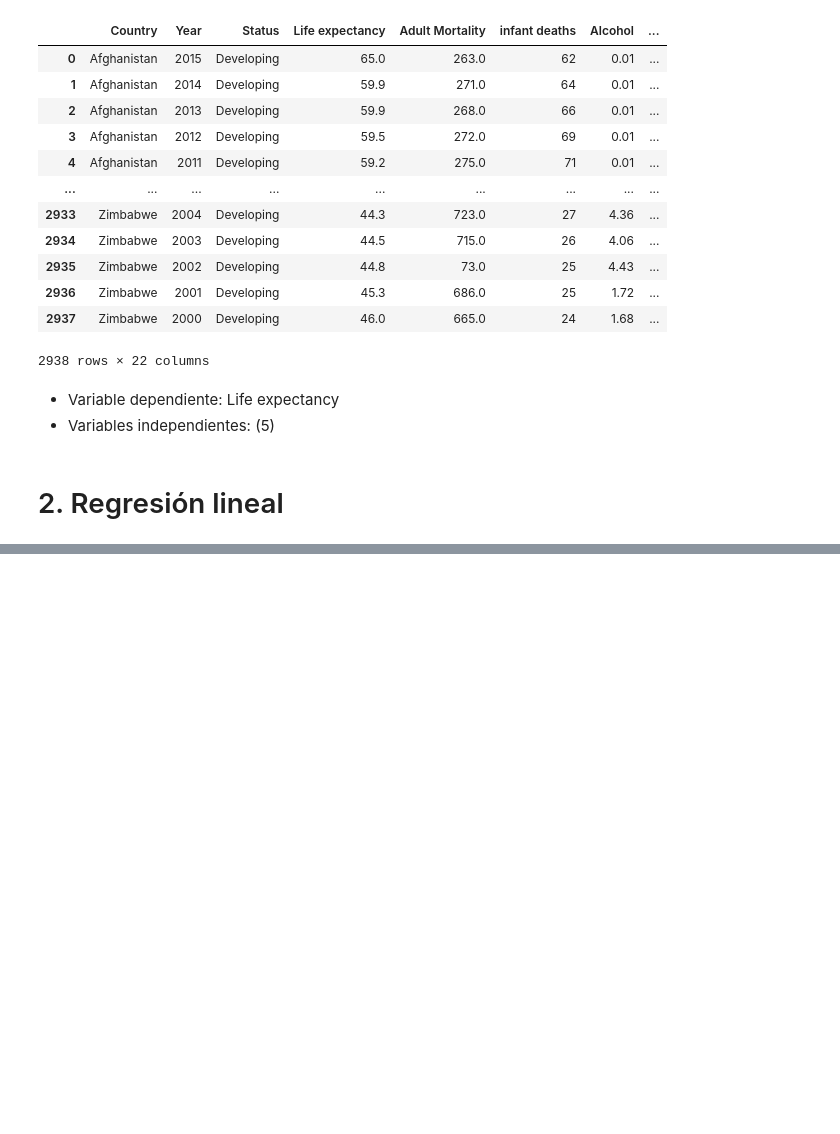
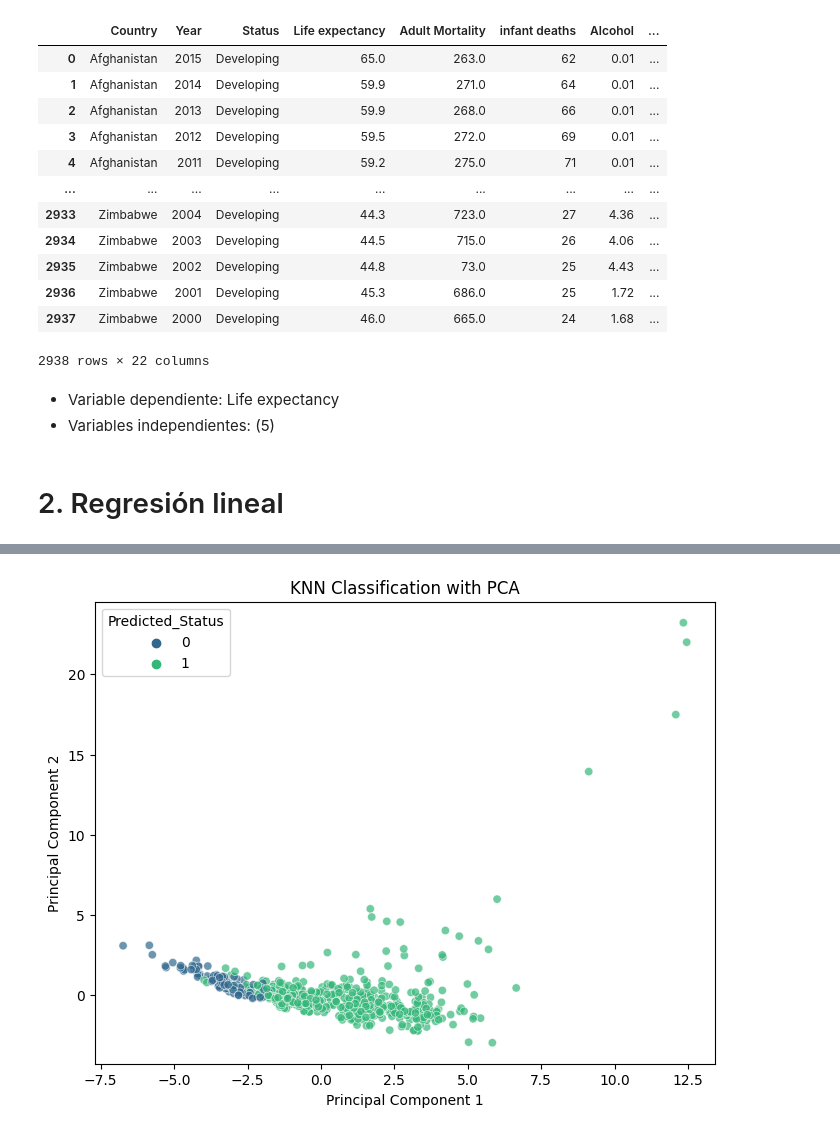
Before and after one commit to ElKroko/tarea-IA, a Jupyter notebook: Pagina 2.ipynb, the cells around one changed output, grey strips where cells are left out. Saved outputs shown, nothing was run; the diff lists cells and outputs as text; code cells hidden in the pictures; blank space fills up the shorter version.

```diff
--- a/Pagina 2.ipynb
+++ b/Pagina 2.ipynb
@@ -30,0 +201,33 @@ df_lexp
+# %%
+from sklearn.model_selection import train_test_split
+from sklearn.neighbors import KNeighborsClassifier
+
+# Split the PCA-transformed data into training and testing sets
+X_train_pca, X_test_pca, Y_train, Y_test = train_test_split(X_pca, Y, test_size=0.2, random_state=42)
+
+# Initialize the KNN classifier
+k = 5  # Number of neighbors to consider (can be adjusted)
+knn_classifier = KNeighborsClassifier(n_neighbors=k)
+
+# Train the model on the training data
+knn_classifier.fit(X_train_pca, Y_train)
+
+# Predict 'Status' on the test set
+Y_pred = knn_classifier.predict(X_test_pca)
+# %%
+import seaborn as sns
+import matplotlib.pyplot as plt
+
+# Combine the PCA-transformed data and predicted class labels
+pca_result_df = pd.DataFrame(data=X_test_pca, columns=['PC1', 'PC2'])
+pca_result_df['Predicted_Status'] = Y_pred
+
+# Visualize the data in a scatter plot with the predicted classes
+plt.figure(figsize=(8, 6))
+sns.scatterplot(x='PC1', y='PC2', hue='Predicted_Status', data=pca_result_df, palette='viridis', alpha=0.7)
+plt.xlabel('Principal Component 1')
+plt.ylabel('Principal Component 2')
+plt.title('KNN Classification with PCA')
+plt.show()
+# %% [output]
+[figure, added]
```
Also changed, not shown: parts of 12 cells of this notebook.
